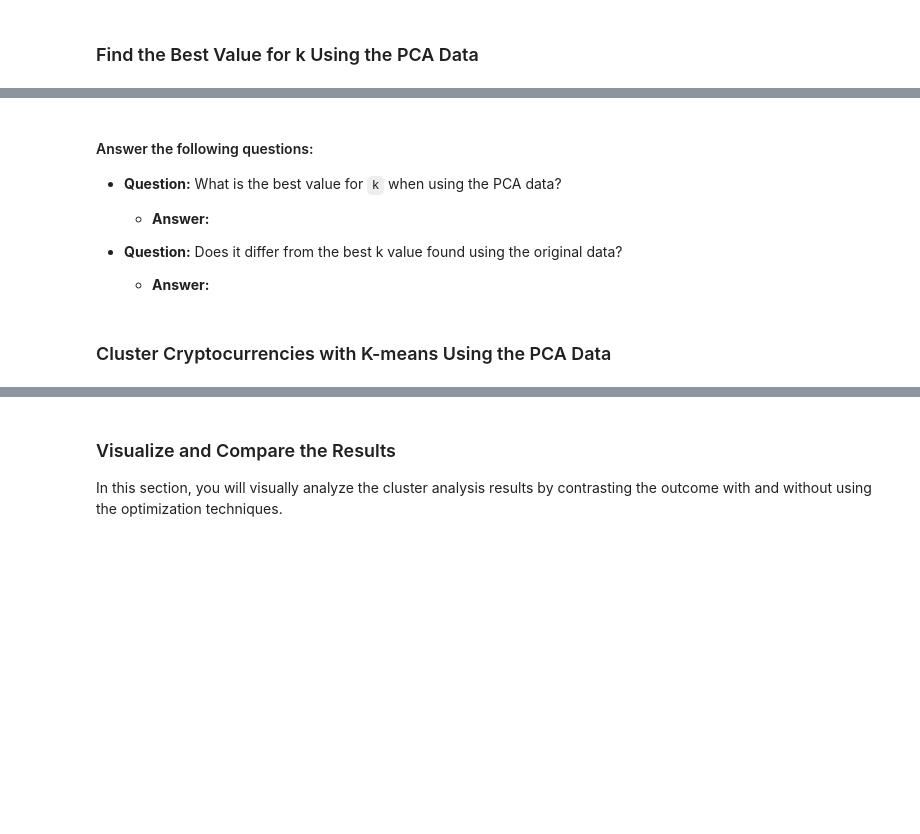
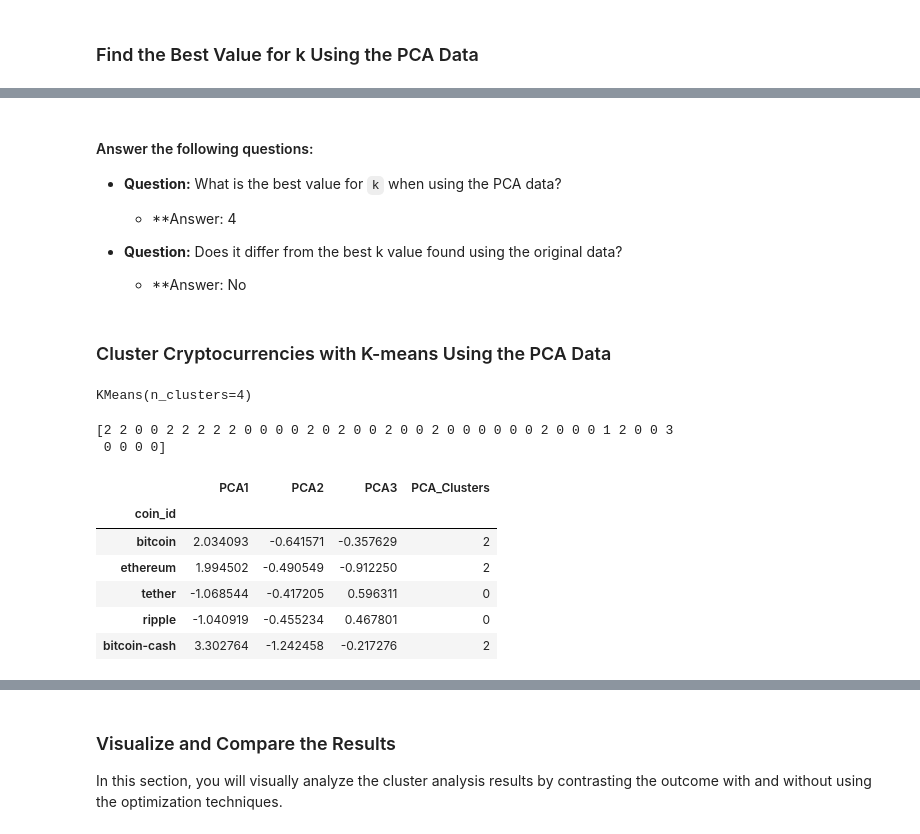
Before and after one commit to SamanthaMcKay/CrytoClustering, a Jupyter notebook: Starter_Code/Crypto_Clustering_starter_code.ipynb, the cells around one changed output, grey strips where cells are left out. Saved outputs shown, nothing was run; the diff lists cells and outputs as text; code cells hidden in the pictures; blank space fills up the shorter version.

```diff
--- a/Starter_Code/Crypto_Clustering_starter_code.ipynb
+++ b/Starter_Code/Crypto_Clustering_starter_code.ipynb
@@ -234,11 +259,15 @@ scaled_market_data_predictions.hvplot.scatter(
 # %%
 # Create an empty list to store the inertia values
-
+inertia = []
 
 # Create a for loop to compute the inertia with each possible value of k
+for i in k:
 # Inside the loop:
 # 1. Create a KMeans model using the loop counter for the n_clusters
-# 2. Fit the model to the data using `df_market_data_pca`
+    k_model = KMeans(n_clusters=i, random_state=23,n_init=10)
+# 2. Fit the model to the data using `market_data_pca`
+    k_model.fit(market_data_pca)
 # 3. Append the model.inertia_ to the inertia list
+    inertia.append(k_model.inertia_)
 # %%
 # Create a dictionary with the data to plot the Elbow curve
@@ -252,30 +290,47 @@ scaled_market_data_predictions.hvplot.scatter(
 
 * **Question:** What is the best value for `k` when using the PCA data?
 
-  * **Answer:**
+  * **Answer: 4
 
 
 * **Question:** Does it differ from the best k value found using the original data?
 
-  * **Answer:**
+  * **Answer: No
 # %% [markdown]
 ### Cluster Cryptocurrencies with K-means Using the PCA Data
 # %%
 # Initialize the K-Means model using the best value for k
+model = KMeans(n_clusters=4)
 # %%
 # Fit the K-Means model using the PCA data
+model.fit(market_data_pca)
+# %% [output]
+KMeans(n_clusters=4)
 # %%
 # Predict the clusters to group the cryptocurrencies using the PCA data
-
+pca_clusters=model.predict(market_data_pca)
 # Print the resulting array of cluster values.
+print(pca_clusters)
+# %% [output]
+[2 2 0 0 2 2 2 2 2 0 0 0 0 2 0 2 0 0 2 0 0 2 0 0 0 0 0 0 2 0 0 0 1 2 0 0 3
+ 0 0 0 0]
 # %%
 # Create a copy of the DataFrame with the PCA data
-
+pca_market_data_predictions=market_data_pca.copy()
 
 # Add a new column to the DataFrame with the predicted clusters
-
+pca_market_data_predictions["PCA_Clusters"]=pca_clusters
 
 # Display sample data
+pca_market_data_predictions.head()
+# %% [output]
+|  | PCA1 | PCA2 | PCA3 | PCA_Clusters |
+| coin_id |  |  |  |  |
+| bitcoin | 2.034093 | -0.641571 | -0.357629 | 2 |
+| ethereum | 1.994502 | -0.490549 | -0.912250 | 2 |
+| tether | -1.068544 | -0.417205 | 0.596311 | 0 |
+| ripple | -1.040919 | -0.455234 | 0.467801 | 0 |
+| bitcoin-cash | 3.302764 | -1.242458 | -0.217276 | 2 |
 # %%
 # Create a scatter plot using hvPlot by setting
 # `x="PC1"` and `y="PC2"`.
```
Also changed, not shown: parts of 10 cells of this notebook.
